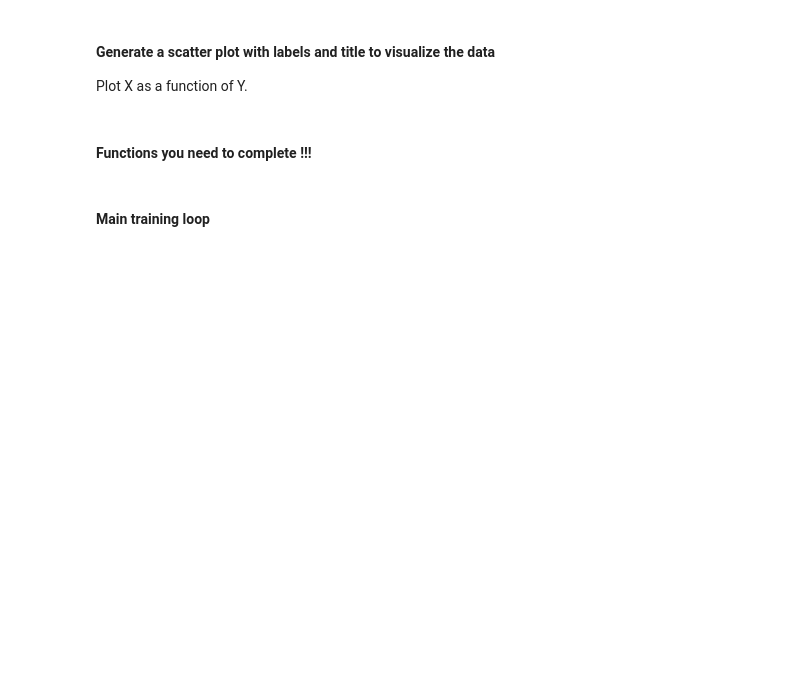
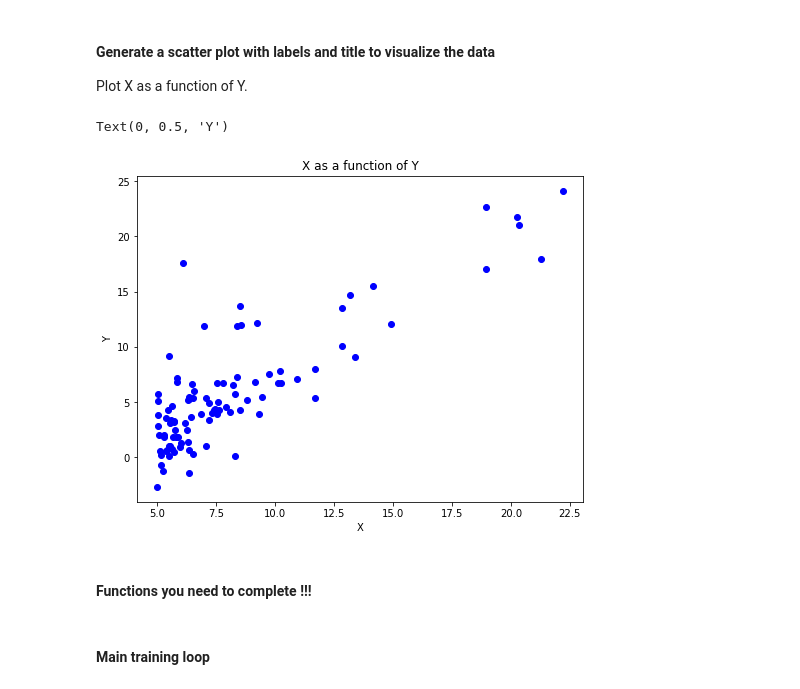
Before and after one commit to smitdalt/machine-learning, a Jupyter notebook: notebooks/gradient_descent_assignment.ipynb, the cells around one changed output. Drawn from its saved outputs; the diff is of its cells as text; code cells hidden in the pictures; blank space fills up the shorter version.

```diff
--- a/notebooks/gradient_descent_assignment.ipynb
+++ b/notebooks/gradient_descent_assignment.ipynb
@@ -65,6 +80,20 @@ w0plot[:5]
 #### Generate a scatter plot with labels and title to visualize the data
 
 Plot X as a function of Y.
+# %%
+fig = plt.figure(figsize=(8, 6))
+# Create an Axes object.
+ax = fig.add_subplot(1,1,1) # one row, one column, first plot
+# Plot the data.
+ax.scatter(X, Y, color="blue")
+# Add a title.
+ax.set_title("X as a function of Y")
+# Add axis labels.
+ax.set_xlabel("X")
+ax.set_ylabel("Y")
+# %% [output]
+Text(0, 0.5, 'Y')
+[figure, added]
 # %% [markdown]
 #### Functions you need to complete !!!
 # %%
```
Also changed, not shown: parts of 2 cells of this notebook, 1 other file.
